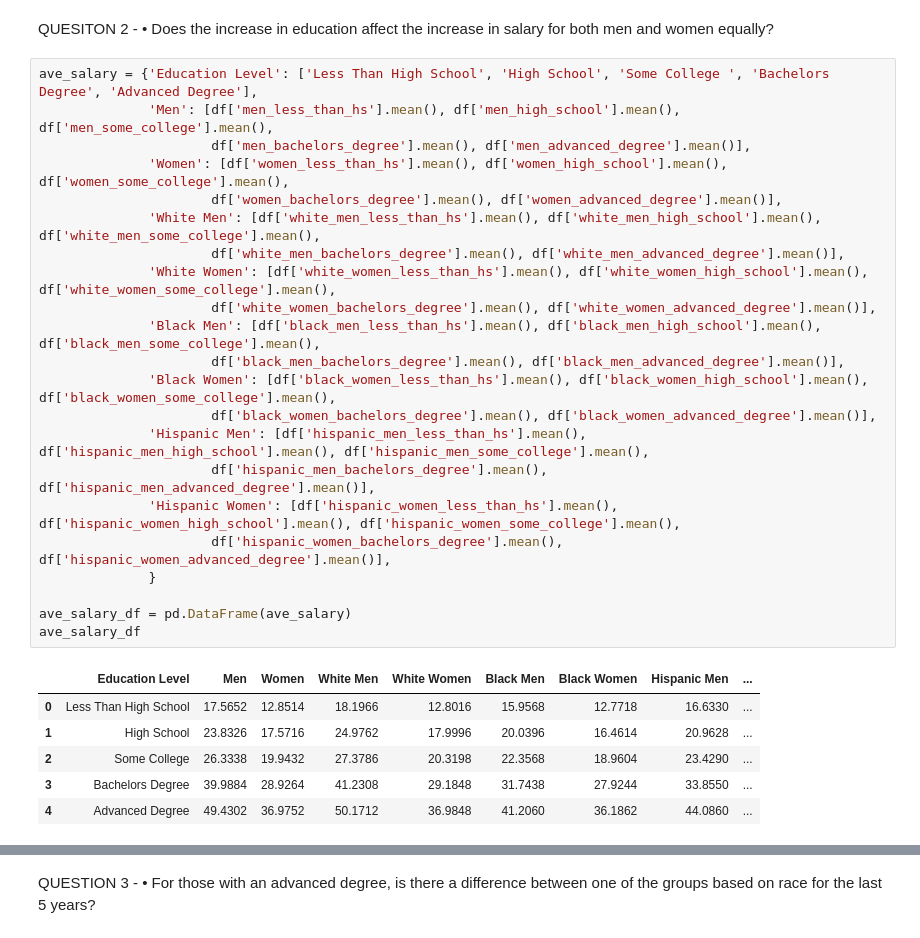
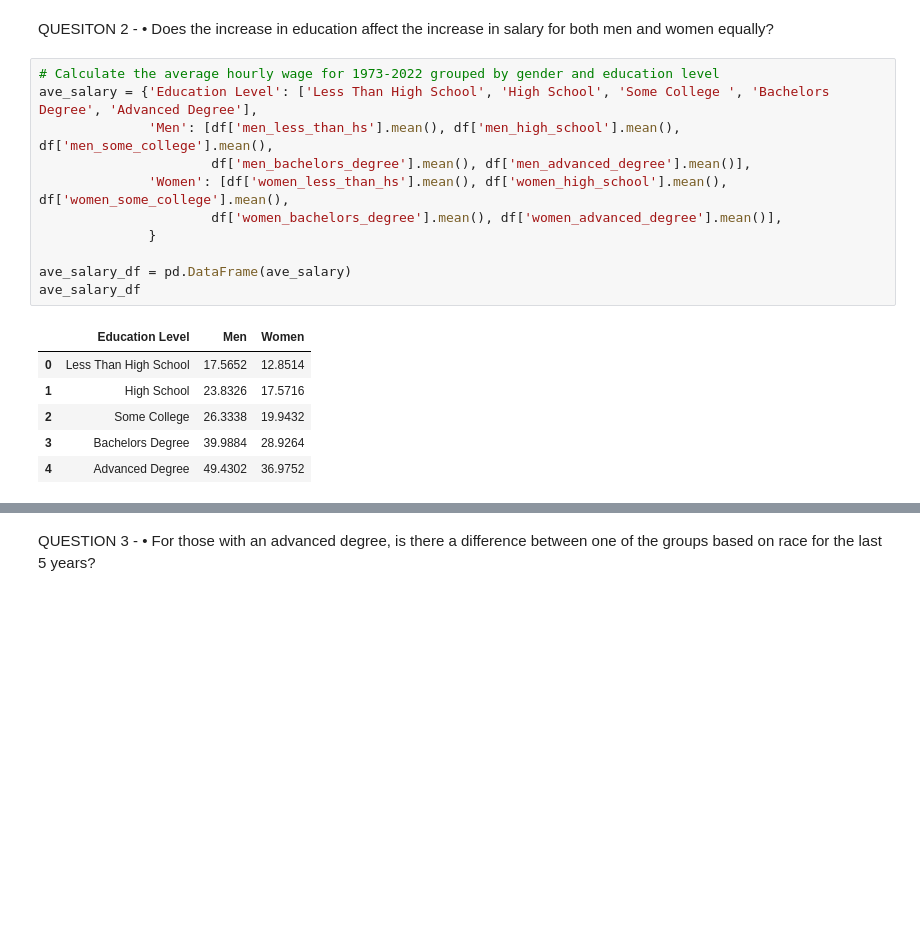
Before and after one commit to Crashapple/Project_1, a Jupyter notebook: Project1.ipynb, the cells around one changed output, grey strips where cells are left out. Drawn from its saved outputs; the diff is of its cells as text; blank space fills up the shorter version.

```diff
--- a/Project1.ipynb
+++ b/Project1.ipynb
@@ -40,31 +40,20 @@ QUESTION 1 - •	Are things trending towards females earning as much as males fo
 # %% [markdown]
 QUESITON 2 - •	Does the increase in education affect the increase in salary for both men and women equally?
 # %%
+# Calculate the average hourly wage for 1973-2022 grouped by gender and education level
 ave_salary = {'Education Level': ['Less Than High School', 'High School', 'Some College ', 'Bachelors Degree', 'Advanced Degree'],
               'Men': [df['men_less_than_hs'].mean(), df['men_high_school'].mean(), df['men_some_college'].mean(),
                       df['men_bachelors_degree'].mean(), df['men_advanced_degree'].mean()],
               'Women': [df['women_less_than_hs'].mean(), df['women_high_school'].mean(), df['women_some_college'].mean(),
                       df['women_bachelors_degree'].mean(), df['women_advanced_degree'].mean()],
-              'White Men': [df['white_men_less_than_hs'].mean(), df['white_men_high_school'].mean(), df['white_men_some_college'].mean(),
-                      df['white_men_bachelors_degree'].mean(), df['white_men_advanced_degree'].mean()],
-              'White Women': [df['white_women_less_than_hs'].mean(), df['white_women_high_school'].mean(), df['white_women_some_college'].mean(),
-                      df['white_women_bachelors_degree'].mean(), df['white_women_advanced_degree'].mean()],
-              'Black Men': [df['black_men_less_than_hs'].mean(), df['black_men_high_school'].mean(), df['black_men_some_college'].mean(),
-                      df['black_men_bachelors_degree'].mean(), df['black_men_advanced_degree'].mean()],
-              'Black Women': [df['black_women_less_than_hs'].mean(), df['black_women_high_school'].mean(), df['black_women_some_college'].mean(),
-                      df['black_women_bachelors_degree'].mean(), df['black_women_advanced_degree'].mean()],
-              'Hispanic Men': [df['hispanic_men_less_than_hs'].mean(), df['hispanic_men_high_school'].mean(), df['hispanic_men_some_college'].mean(),
-                      df['hispanic_men_bachelors_degree'].mean(), df['hispanic_men_advanced_degree'].mean()],
-              'Hispanic Women': [df['hispanic_women_less_than_hs'].mean(), df['hispanic_women_high_school'].mean(), df['hispanic_women_some_college'].mean(),
-                      df['hispanic_women_bachelors_degree'].mean(), df['hispanic_women_advanced_degree'].mean()],
               }
 
 ave_salary_df = pd.DataFrame(ave_salary)
 ave_salary_df
 # %% [output]
-|  | Education Level | Men | Women | White Men | White Women | Black Men | Black Women | Hispanic Men | ... |
-| 0 | Less Than High School | 17.5652 | 12.8514 | 18.1966 | 12.8016 | 15.9568 | 12.7718 | 16.6330 | ... |
-| 1 | High School | 23.8326 | 17.5716 | 24.9762 | 17.9996 | 20.0396 | 16.4614 | 20.9628 | ... |
-| 2 | Some College | 26.3338 | 19.9432 | 27.3786 | 20.3198 | 22.3568 | 18.9604 | 23.4290 | ... |
-| 3 | Bachelors Degree | 39.9884 | 28.9264 | 41.2308 | 29.1848 | 31.7438 | 27.9244 | 33.8550 | ... |
-| 4 | Advanced Degree | 49.4302 | 36.9752 | 50.1712 | 36.9848 | 41.2060 | 36.1862 | 44.0860 | ... |
+|  | Education Level | Men | Women |
+| 0 | Less Than High School | 17.5652 | 12.8514 |
+| 1 | High School | 23.8326 | 17.5716 |
+| 2 | Some College | 26.3338 | 19.9432 |
+| 3 | Bachelors Degree | 39.9884 | 28.9264 |
+| 4 | Advanced Degree | 49.4302 | 36.9752 |
```
Also changed, not shown: parts of 7 cells of this notebook.
